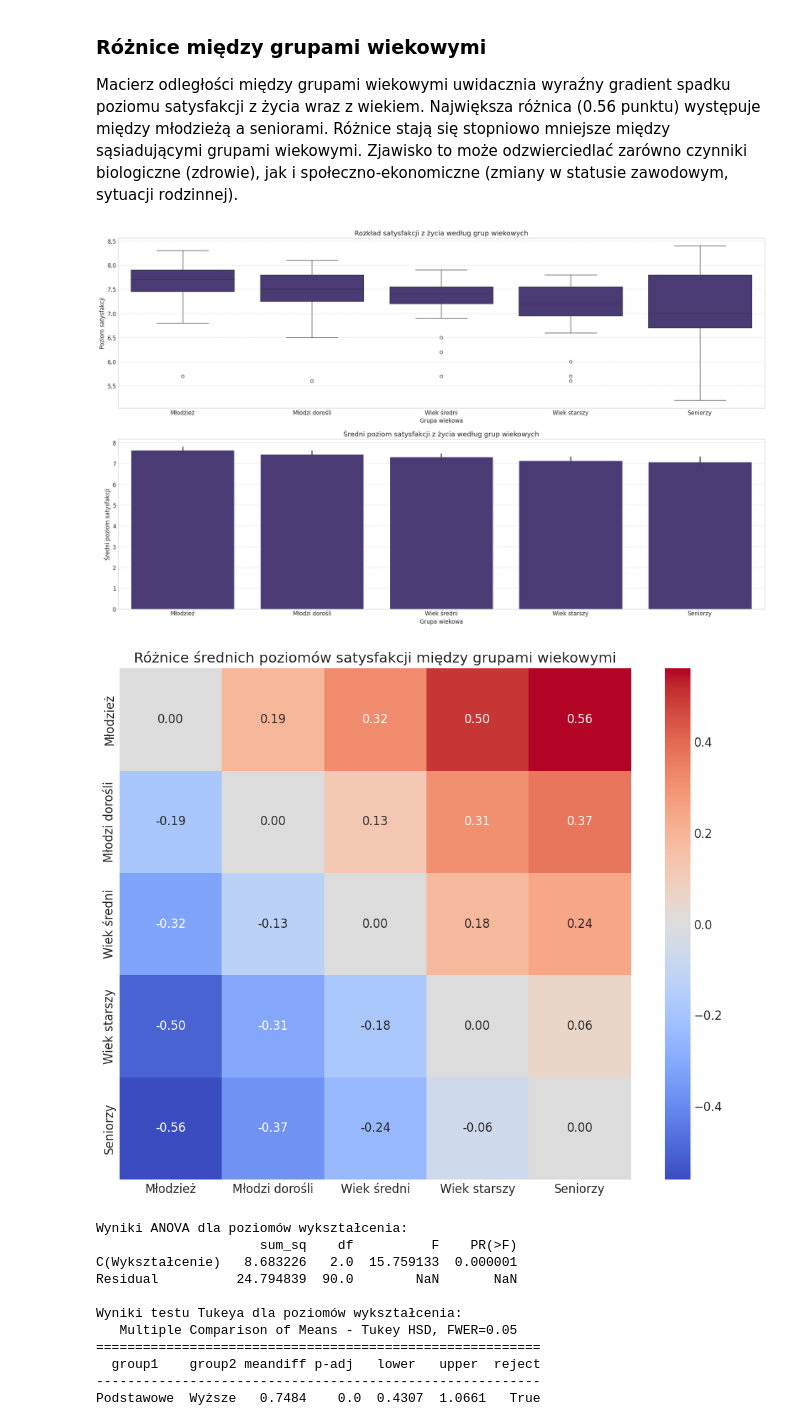
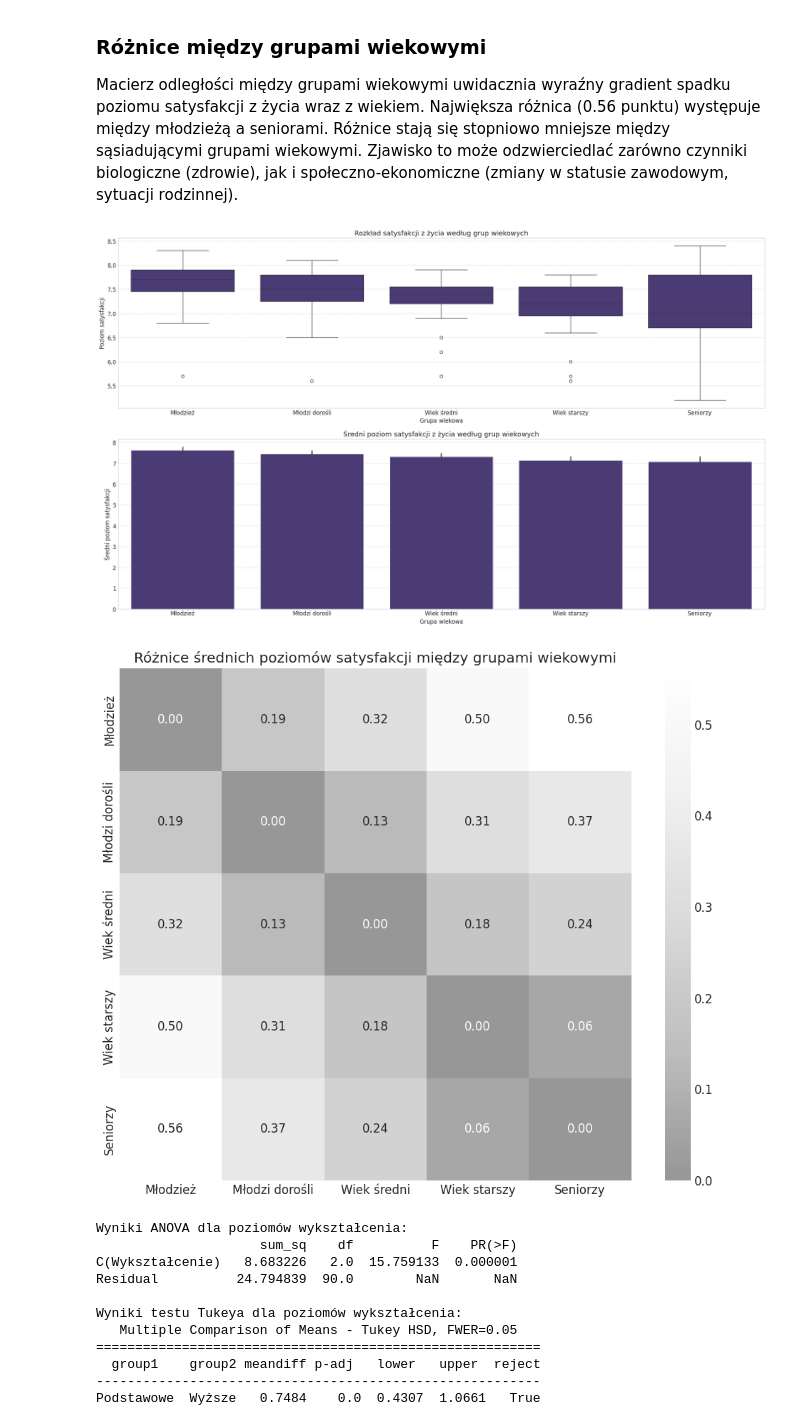
Before and after one commit to DBrdak/social_statistics, a Jupyter notebook: projekt.ipynb, the cells around one changed output. Saved outputs shown, nothing was run; the diff lists cells and outputs as text; code cells hidden in the pictures.

Commit message:
heatmap styling

```diff
--- a/projekt.ipynb
+++ b/projekt.ipynb
@@ -420,35 +420,36 @@ plt.title('Rozkład satysfakcji z życia według grup wiekowych')
 plt.xlabel('Grupa wiekowa')
 plt.ylabel('Poziom satysfakcji')
 plt.grid(axis='y', linestyle='--', alpha=0.7)
 
 plt.subplot(2, 1, 2)
 sns.barplot(x='Wiek', y='Satysfakcja', data=age_data, ci=95, estimator=np.mean)
 plt.title('Średni poziom satysfakcji z życia według grup wiekowych')
 plt.xlabel('Grupa wiekowa')
 plt.ylabel('Średni poziom satysfakcji')
 plt.grid(axis='y', linestyle='--', alpha=0.7)
 plt.yticks(np.arange(0, 9))
 
 plt.tight_layout()
 plt.show()
 
 plt.figure(figsize=(10, 8))
 
 age_means = age_data.groupby('Wiek')['Satysfakcja'].mean()
 
 age_diff = pd.DataFrame(0, index=age_names, columns=age_names)
 for i, age1 in enumerate(age_names):
     for j, age2 in enumerate(age_names):
         if age1 in age_means.index and age2 in age_means.index:
             age_diff.loc[age1, age2] = age_means[age1] - age_means[age2]
 
-sns.heatmap(age_diff, annot=True, cmap='coolwarm', center=0, fmt='.2f', square=True)
+max_val = np.abs(age_diff.values).max()
+sns.heatmap(np.abs(age_diff), annot=True, cmap='Greys_r', center=0, fmt='.2f', square=True, vmax=max_val, vmin=0)
 plt.title('Różnice średnich poziomów satysfakcji między grupami wiekowymi')
 plt.tight_layout()
 plt.show()
 # %% [output]
 [figure]
-[figure, old version]
+[figure, new version]
 # %%
 edu_columns = ['primary', 'secondary', 'tertiary']
 edu_names = ['Wykształcenie Podstawowe', 'Wykształcenie średnie', 'Wykształcenie wyższe']
```
Also changed, not shown: 1 other file.
